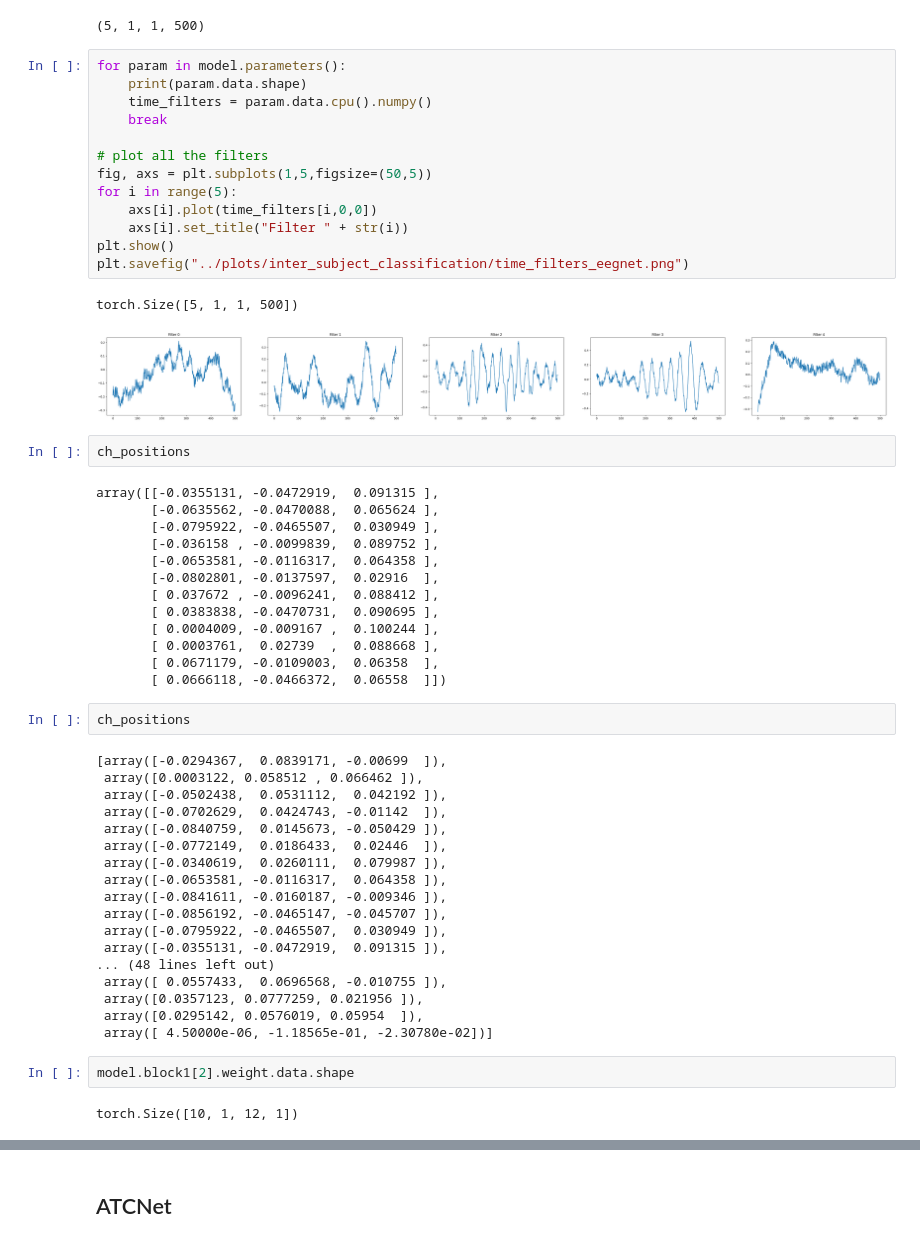
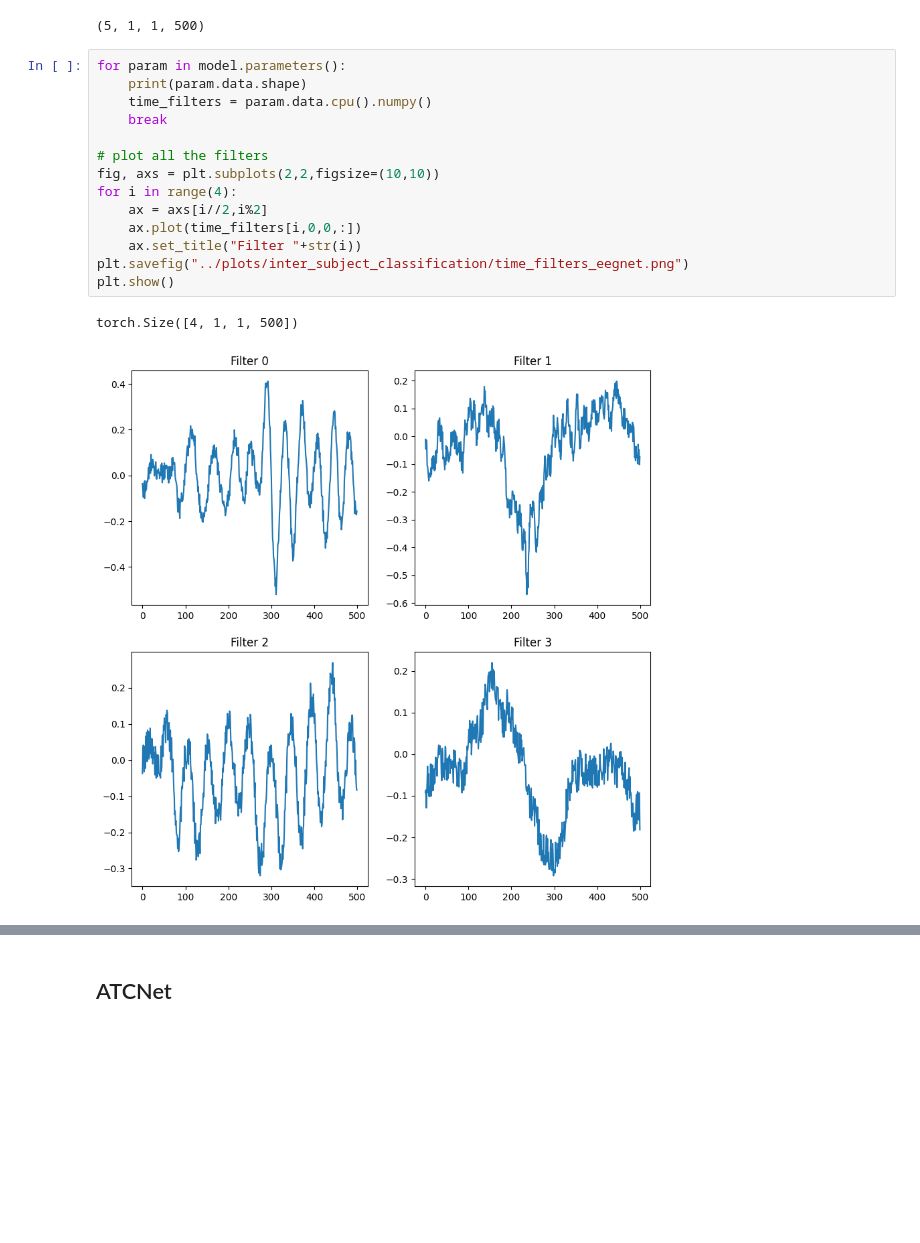
Before and after one commit to Aurelien-Stumpf-Mascles/BCI_Classification, a Jupyter notebook: experiments/final/inter_subject_classification/eeg_pipeline_classification_multi_subject_braccio2.ipynb, the cells around one changed output, grey strips where cells are left out. Drawn from its saved outputs; the diff is of its cells as text; blank space fills up the shorter version.

```diff
--- a/experiments/final/inter_subject_classification/eeg_pipeline_classification_multi_subject_braccio2.ipynb
+++ b/experiments/final/inter_subject_classification/eeg_pipeline_classification_multi_subject_braccio2.ipynb
@@ -169,58 +258,20 @@ time_filters.shape
 # %%
 for param in model.parameters():
     print(param.data.shape)
     time_filters = param.data.cpu().numpy()
     break
 
 # plot all the filters
-fig, axs = plt.subplots(1,5,figsize=(50,5))
-for i in range(5):
-    axs[i].plot(time_filters[i,0,0])
-    axs[i].set_title("Filter " + str(i))
+fig, axs = plt.subplots(2,2,figsize=(10,10))
+for i in range(4):
+    ax = axs[i//2,i%2]
+    ax.plot(time_filters[i,0,0,:])
+    ax.set_title("Filter "+str(i))
+plt.savefig("../plots/inter_subject_classification/time_filters_eegnet.png")
 plt.show()
-plt.savefig("../plots/inter_subject_classification/time_filters_eegnet.png")
 # %% [output]
-torch.Size([5, 1, 1, 500])
+torch.Size([4, 1, 1, 500])
-[figure, old version]
+[figure, new version]
-# %%
-ch_positions
-# %% [output]
-array([[-0.0355131, -0.0472919,  0.091315 ],
-       [-0.0635562, -0.0470088,  0.065624 ],
-       [-0.0795922, -0.0465507,  0.030949 ],
-       [-0.036158 , -0.0099839,  0.089752 ],
-       [-0.0653581, -0.0116317,  0.064358 ],
-       [-0.0802801, -0.0137597,  0.02916  ],
-       [ 0.037672 , -0.0096241,  0.088412 ],
-       [ 0.0383838, -0.0470731,  0.090695 ],
-       [ 0.0004009, -0.009167 ,  0.100244 ],
-       [ 0.0003761,  0.02739  ,  0.088668 ],
-       [ 0.0671179, -0.0109003,  0.06358  ],
-       [ 0.0666118, -0.0466372,  0.06558  ]])
-# %%
-ch_positions
-# %% [output]
-[array([-0.0294367,  0.0839171, -0.00699  ]),
- array([0.0003122, 0.058512 , 0.066462 ]),
- array([-0.0502438,  0.0531112,  0.042192 ]),
- array([-0.0702629,  0.0424743, -0.01142  ]),
- array([-0.0840759,  0.0145673, -0.050429 ]),
- array([-0.0772149,  0.0186433,  0.02446  ]),
- array([-0.0340619,  0.0260111,  0.079987 ]),
- array([-0.0653581, -0.0116317,  0.064358 ]),
- array([-0.0841611, -0.0160187, -0.009346 ]),
- array([-0.0856192, -0.0465147, -0.045707 ]),
- array([-0.0795922, -0.0465507,  0.030949 ]),
- array([-0.0355131, -0.0472919,  0.091315 ]),
-... (48 lines left out)
- array([ 0.0557433,  0.0696568, -0.010755 ]),
- array([0.0357123, 0.0777259, 0.021956 ]),
- array([0.0295142, 0.0576019, 0.05954  ]),
- array([ 4.50000e-06, -1.18565e-01, -2.30780e-02])]
-# %%
-model.block1[2].weight.data.shape
-# %% [output]
-torch.Size([10, 1, 12, 1])
 # %%
 montage = mne.channels.make_standard_montage('standard_1020')
 list_channels_std = list_all_ch_names
```
Also changed, not shown: parts of 15 cells of this notebook.
